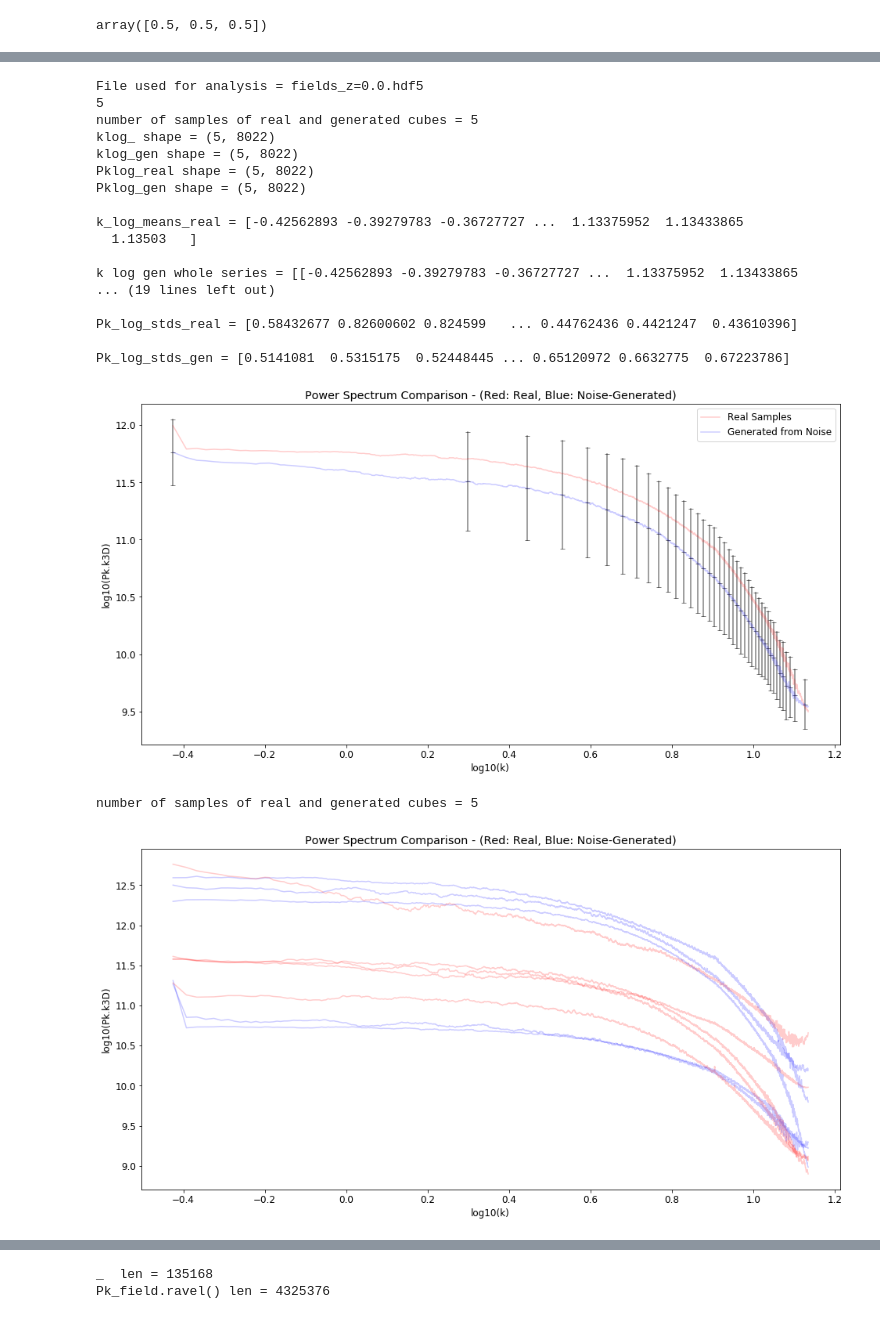
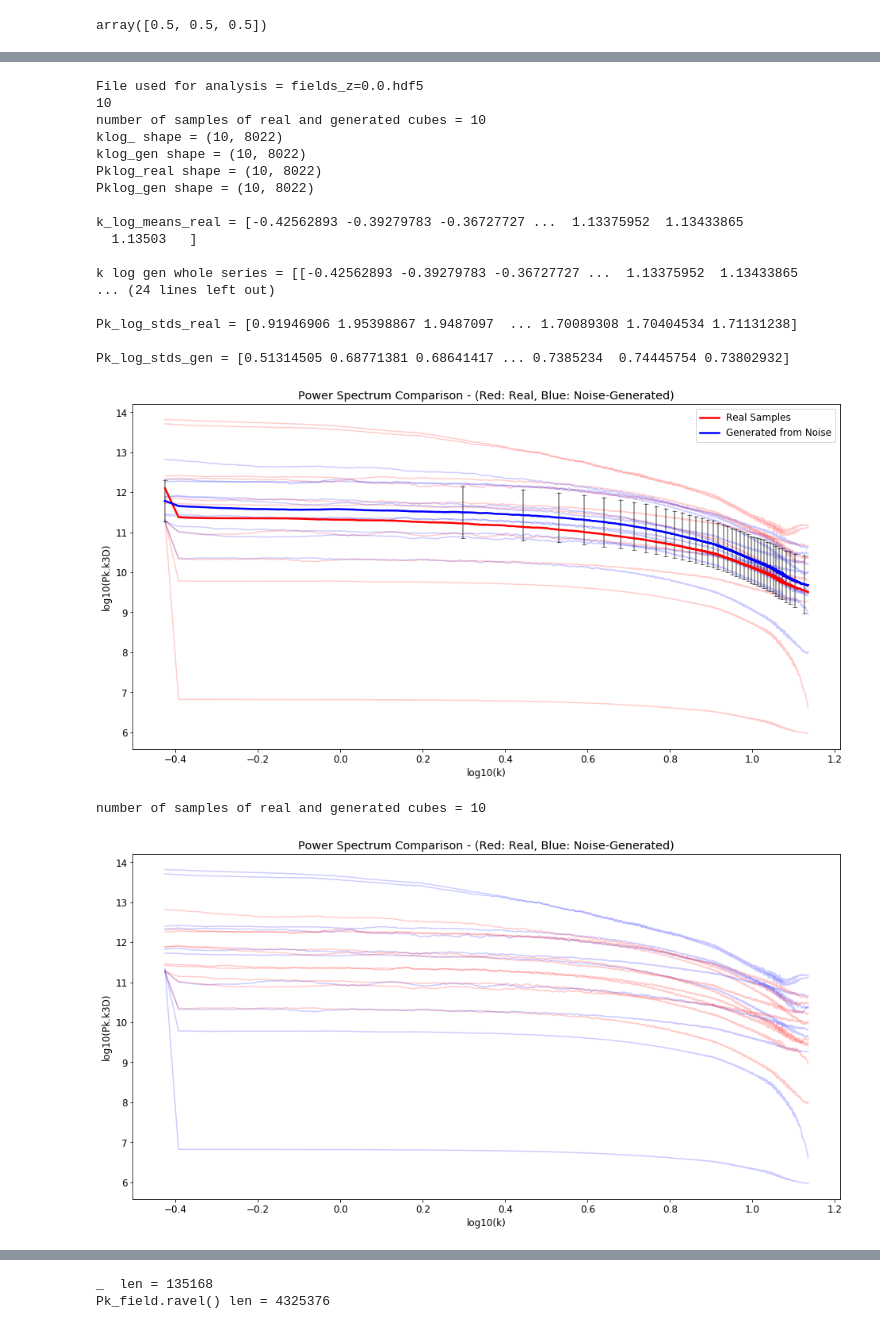
Before and after one commit to NYU-CDS-Capstone-Project/HydroGAN, a Jupyter notebook: notebooks/power_spectrum_test.ipynb, the cells around one changed output, grey strips where cells are left out. Saved outputs shown, nothing was run; the diff lists cells and outputs as text; code cells hidden in the pictures.

Commit message:
added plotting power spectrums and means on the same plot

```diff
--- a/notebooks/power_spectrum_test.ipynb
+++ b/notebooks/power_spectrum_test.ipynb
@@ -518,6 +518,15 @@ def plot_power_spec_aggregate(real_cube,        # should be inverse_transformed
         Pk_log_series_gen = np.log10(np.array(Pk_gen))
         Pk_log_gen.append(Pk_log_series_gen)
 
+        plt.plot(k_log_series_real,
+                 Pk_log_series_real,
+                 color="r",
+                 alpha = 0.2)
+        plt.plot(k_log_series_gen,
+                 Pk_log_series_gen,
+                 color="b",
+                 alpha = 0.2)
+
     # check axis and shape
     k_log_real = np.array(k_log_real)
     print ("klog_ shape = "+str(k_log_real.shape))
@@ -575,20 +584,22 @@ def plot_power_spec_aggregate(real_cube,        # should be inverse_transformed
             plt.plot([k_log_means_gen[i],
                   k_log_means_gen[i],
                  k_log_means_gen[i]],
-                [Pk_log_means_gen[i]-np.log10(Pk_log_stds_gen[i]),Pk_log_means_gen[i],
-                Pk_log_means_gen[i]+np.log10(Pk_log_stds_gen[i])], color="k", alpha=0.5, marker="_")
+                [Pk_log_means_gen[i]-Pk_log_stds_gen[i],Pk_log_means_gen[i],
+                Pk_log_means_gen[i]+Pk_log_stds_gen[i]], color="k", alpha=0.5, marker="_")
 
     # plot power specs
     plt.plot(k_log_means_real,
              Pk_log_means_real,
              color="r",
-             alpha = 0.2,
-             label="Real Samples")
+             alpha = 1,
+             label="Real Samples",
+            linewidth=2.5)
     plt.plot(k_log_means_gen,
              Pk_log_means_gen,
              color="b",
-             alpha = 0.2,
-             label="Generated from Noise")
+             alpha = 1,
+             label="Generated from Noise",
+             linewidth=2.5)
 
     plt.rcParams["font.size"] = 12
     plt.title("Power Spectrum Comparison - (Red: Real, Blue: Noise-Generated)")
@@ -756,7 +756,7 @@ f = h5py.File(redshift_raw_file, 'r')
 print("File used for analysis = " + str(f.filename))
 f = f['delta_HI']
 
-number_of_samples = 5
+number_of_samples = 10
 cube_size = 128
 
 sampled_cube = get_samples(f=f,nsamples=number_of_samples,s_sample=cube_size,test_coords=test_coords)
@@ -778,42 +778,42 @@ plot_power_spec_aggregate(real_cube = sampled_cube,        # should be inverse_t
                 show_plot=True,
                 raw_cube_mean = mean_raw_cube,    # mean of the whole raw data cube (fields=z0.0)
                 threads=1,
                 redshift_fig_folder=None,
                 t=None,
                 MAS="CIC",
                 axis=0,
                 BoxSize=75.0/2048*128,
                          k_steps=200)
 
 plot_power_spec(real_cube = sampled_cube,        # should be inverse_transformed
                 generated_cube = noise_sampled_cube,   # should be inverse_transformed
                 save_plot=False,
                 show_plot=True,
                 raw_cube_mean = mean_raw_cube,    # mean of the whole raw data cube (fields=z0.0)
                 threads=1,
                 redshift_fig_folder=None,
                 t=None,
                 MAS="CIC",
                 axis=0,
                 BoxSize=75.0/2048*128)
 # %% [output]
 File used for analysis = fields_z=0.0.hdf5
-5
-number of samples of real and generated cubes = 5
-klog_ shape = (5, 8022)
-klog_gen shape = (5, 8022)
-Pklog_real shape = (5, 8022)
-Pklog_gen shape = (5, 8022)
+10
+number of samples of real and generated cubes = 10
+klog_ shape = (10, 8022)
+klog_gen shape = (10, 8022)
+Pklog_real shape = (10, 8022)
+Pklog_gen shape = (10, 8022)
 
 k_log_means_real = [-0.42562893 -0.39279783 -0.36727727 ...  1.13375952  1.13433865
   1.13503   ]
 
 k log gen whole series = [[-0.42562893 -0.39279783 -0.36727727 ...  1.13375952  1.13433865
-... (19 lines left out)
+... (24 lines left out)
 
-Pk_log_stds_real = [0.58432677 0.82600602 0.824599   ... 0.44762436 0.4421247  0.43610396]
+Pk_log_stds_real = [0.91946906 1.95398867 1.9487097  ... 1.70089308 1.70404534 1.71131238]
 
-Pk_log_stds_gen = [0.5141081  0.5315175  0.52448445 ... 0.65120972 0.6632775  0.67223786]
+Pk_log_stds_gen = [0.51314505 0.68771381 0.68641417 ... 0.7385234  0.74445754 0.73802932]
-[figure, old version]
+[figure, new version]
-number of samples of real and generated cubes = 5
+number of samples of real and generated cubes = 10
-[figure, old version]
+[figure, new version]
```
Also changed, not shown: parts of 6 cells of this notebook.
